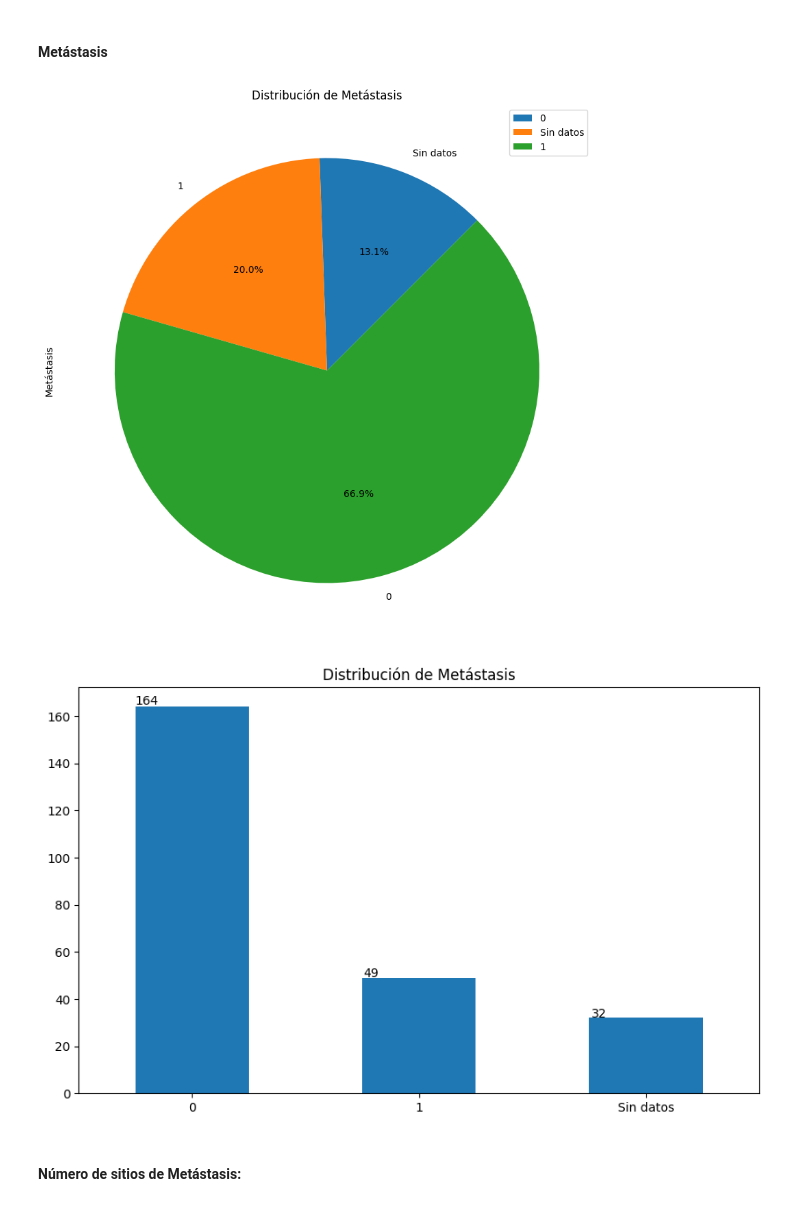
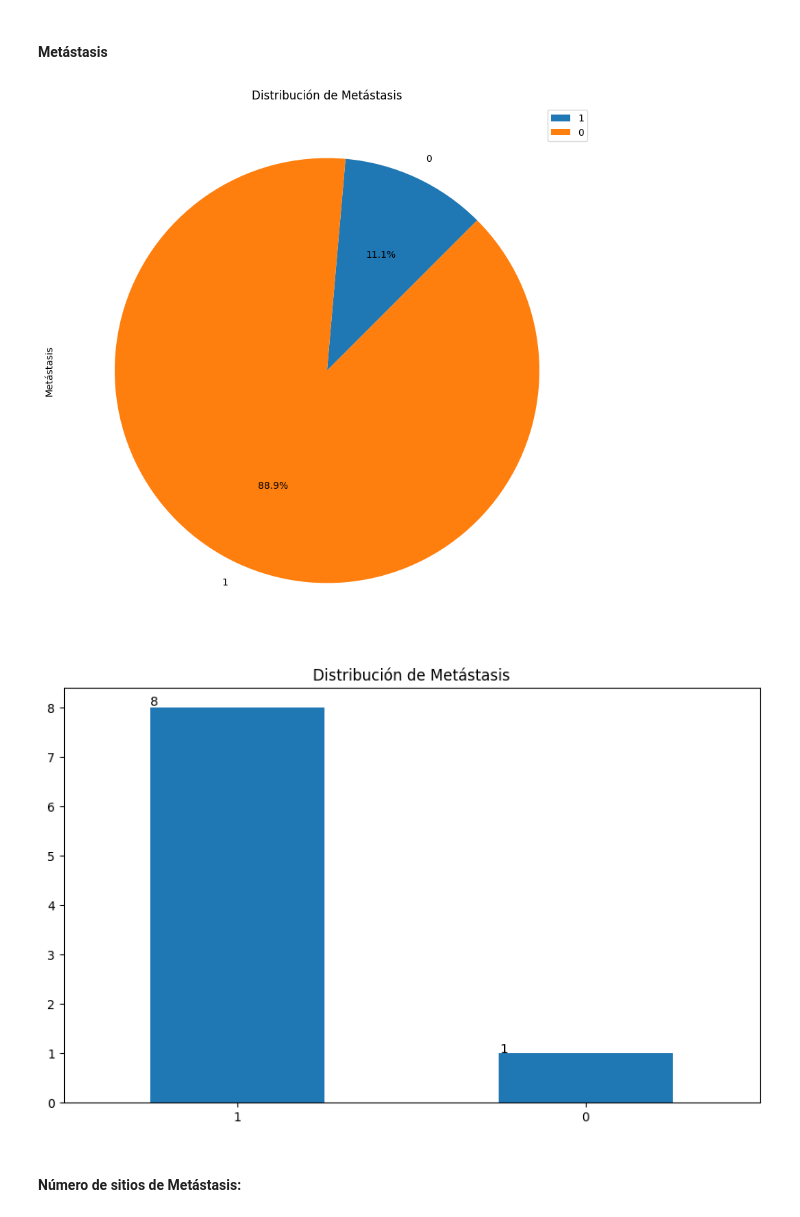
Before and after one commit to slesageq/Survivor_Analysis, a Jupyter notebook: analysis.ipynb, the cells around one changed output. Drawn from its saved outputs; the diff is of its cells as text; code cells hidden in the pictures.

```diff
--- a/analysis.ipynb
+++ b/analysis.ipynb
@@ -889,10 +890,11 @@ univariate_analysis(df, "Linfonodos")
 # %% [markdown]
 #### Metástasis
-# %%
-univariate_analysis(df, "Metástasis")
-# %% [output]
-[figure, removed]
-[figure, removed]
+# %%
+
+univariate_analysis(df_drop_na, "Metástasis")
+# %% [output]
+[figure, added]
+[figure, added]
 # %% [markdown]
 #### Número de sitios de Metástasis:
 # %%
```
Also changed, not shown: parts of 11 cells of this notebook.
